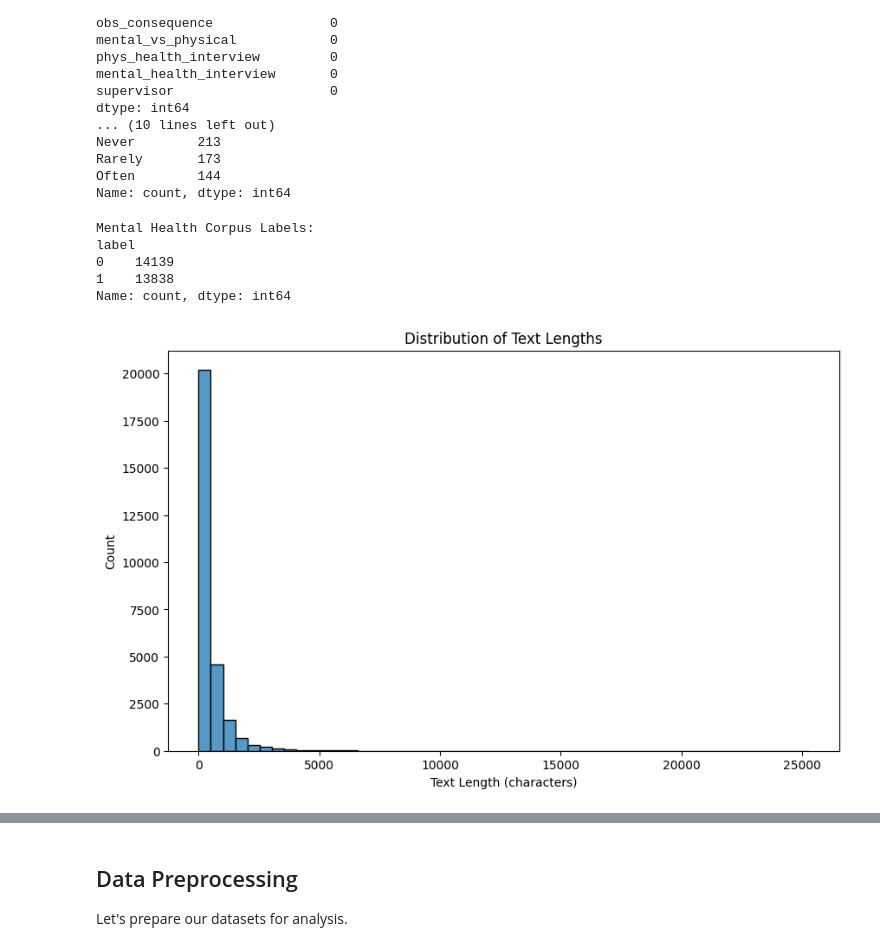
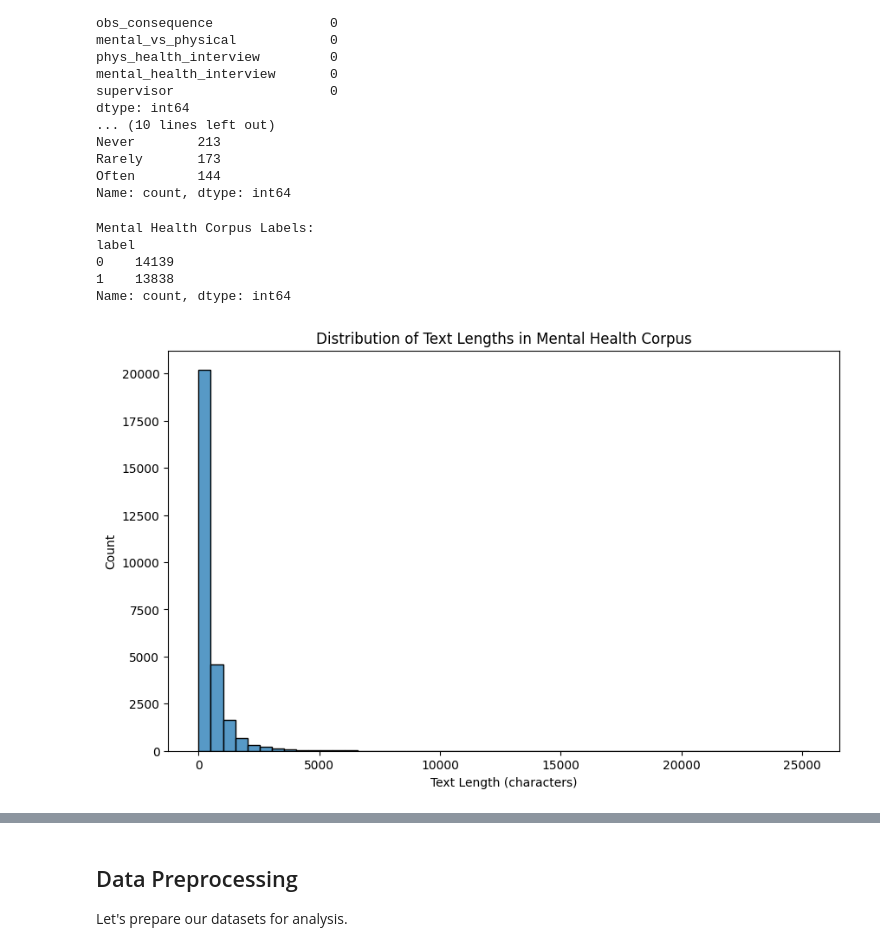
Before and after one commit to saptak/junkdrawer, a Jupyter notebook: mental-health-analysis-and-support.ipynb, the cells around one changed output, grey strips where cells are left out. Cells and saved outputs as stored; diff of their text form; code cells hidden in the pictures.

```diff
--- a/mental-health-analysis-and-support.ipynb
+++ b/mental-health-analysis-and-support.ipynb
@@ -186,14 +189,16 @@ Shape: (1259, 27)
 5 rows × 27 columns
 # %%
 # Load the Mental Health Corpus dataset using kagglehub
-mh_corpus_path = kagglehub.dataset_download('reihanenamdari/mental-health-corpus')
-# Corrected filename based on debug output
-mental_health_posts_df = pd.read_csv(os.path.join(mh_corpus_path, 'mental_health.csv'))
-
-# Display basic information about the dataset
-print("Mental Health Corpus Dataset:")
-print(f"Shape: {mental_health_posts_df.shape}")
-mental_health_posts_df.head()
+mental_health_posts_df = pd.DataFrame() # Initialize as empty
+try:
+    mh_corpus_path = kagglehub.dataset_download('reihanenamdari/mental-health-corpus')
+    # Corrected filename based on debug output
+    mental_health_posts_df = pd.read_csv(os.path.join(mh_corpus_path, 'mental_health.csv'))
+    print("Mental Health Corpus Dataset:")
+    print(f"Shape: {mental_health_posts_df.shape}")
+    display(mental_health_posts_df.head())
+except Exception as e:
+    print(f"Error loading Mental Health Corpus dataset: {e}")
 # %% [output]
 Mental Health Corpus Dataset:
 Shape: (27977, 2)
@@ -256,25 +267,29 @@ Often        144
 Name: count, dtype: int64
 # %%
 # Explore the Mental Health Corpus dataset
-print("Mental Health Corpus Labels:") # Updated title
-print(mental_health_posts_df['label'].value_counts()) # Use 'label' column
+if not mental_health_posts_df.empty and 'label' in mental_health_posts_df.columns and 'text' in mental_health_posts_df.columns:
+    print("Mental Health Corpus Labels:")
+    print(mental_health_posts_df['label'].value_counts())
 
-# Check text lengths
-mental_health_posts_df['text_length'] = mental_health_posts_df['text'].apply(len) # Use 'text' column
-# Replace potential infinite values with NaN to address warnings
-mental_health_posts_df['text_length'] = mental_health_posts_df['text_length'].replace([np.inf, -np.inf], np.nan)
-plt.figure(figsize=(10, 6))
-sns.histplot(mental_health_posts_df['text_length'].dropna(), bins=50) # Use new length column and drop NaN for plotting
-plt.title('Distribution of Text Lengths') # Updated title
-plt.ylabel('Count')
-plt.xlabel('Text Length (characters)') # Updated label
-plt.show()
+    # Check text lengths
+    mental_health_posts_df['text_length'] = mental_health_posts_df['text'].apply(len)
+    # Replace potential infinite values with NaN to address warnings
+    mental_health_posts_df['text_length'] = mental_health_posts_df['text_length'].replace([np.inf, -np.inf], np.nan)
+
+    plt.figure(figsize=(10, 6))
+    sns.histplot(mental_health_posts_df['text_length'].dropna(), bins=50)
+    plt.title('Distribution of Text Lengths in Mental Health Corpus')
+    plt.ylabel('Count')
+    plt.xlabel('Text Length (characters)')
+    plt.show()
+else:
+    print("Mental Health Corpus DataFrame is empty or missing required columns ('label', 'text'), skipping exploration.")
 # %% [output]
 Mental Health Corpus Labels:
 label
 0    14139
 1    13838
 Name: count, dtype: int64
-[figure, old version]
+[figure, new version]
 # %%
 # Explore the Suicide Prevention dataset
```
Also changed, not shown: parts of 70 cells of this notebook.
